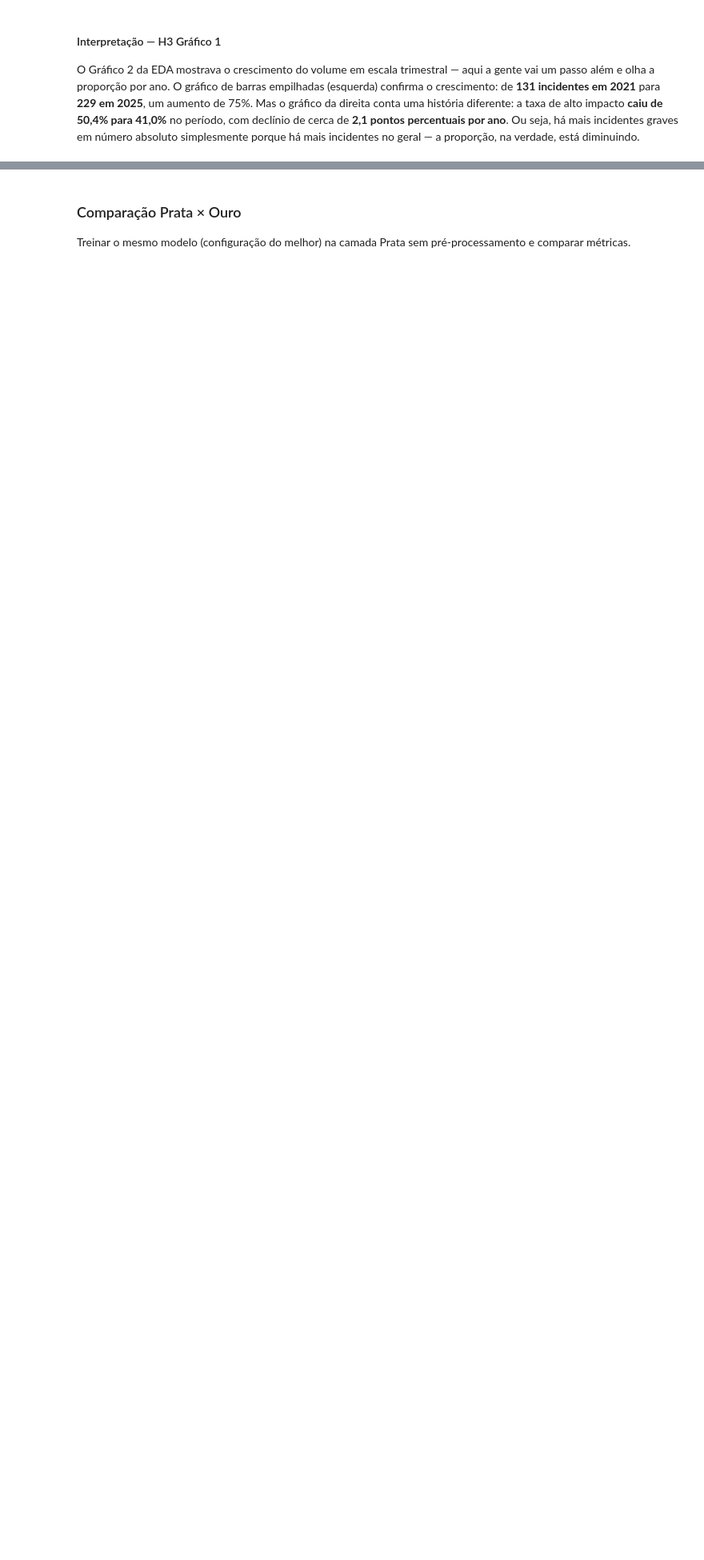
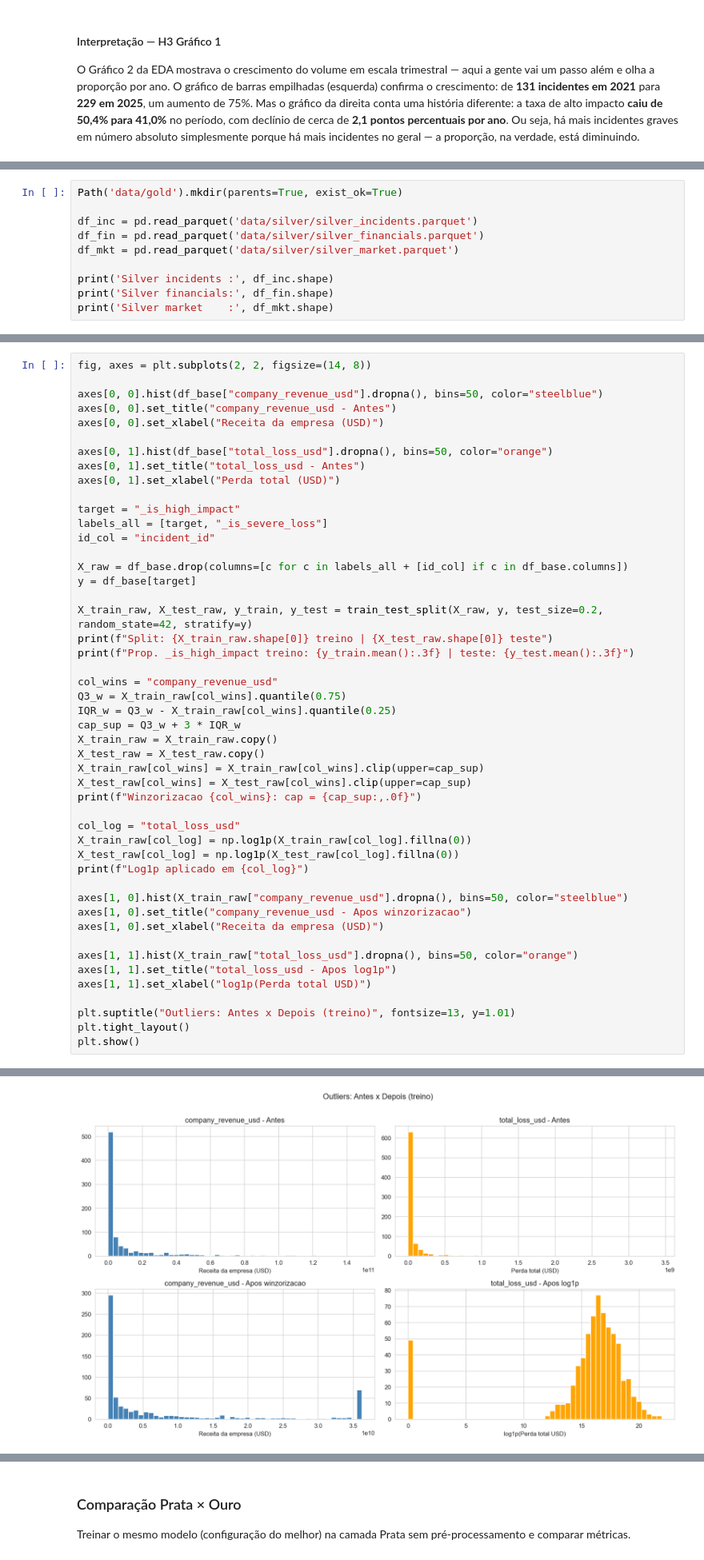
Before and after one commit to RodrigoMrqs/Arquitetura_medalion_para_cyberseguranca, a Jupyter notebook: notebook.ipynb, the cells around one changed output, grey strips where cells are left out. Shown at 80% size. Drawn from its saved outputs; the diff is of its cells as text; blank space fills up the shorter version.

```diff
--- a/notebook.ipynb
+++ b/notebook.ipynb
@@ -1414,0 +1362,10 @@ Targets disponíveis: `_is_high_impact` | `_is_severe_loss` | `_is_significant_d
+# %%
+Path('data/gold').mkdir(parents=True, exist_ok=True)
+
+df_inc = pd.read_parquet('data/silver/silver_incidents.parquet')
+df_fin = pd.read_parquet('data/silver/silver_financials.parquet')
+df_mkt = pd.read_parquet('data/silver/silver_market.parquet')
+
+print('Silver incidents :', df_inc.shape)
+print('Silver financials:', df_fin.shape)
+print('Silver market    :', df_mkt.shape)
@@ -1414,0 +1430,49 @@ Targets disponíveis: `_is_high_impact` | `_is_severe_loss` | `_is_significant_d
+# %%
+fig, axes = plt.subplots(2, 2, figsize=(14, 8))
+
+axes[0, 0].hist(df_base["company_revenue_usd"].dropna(), bins=50, color="steelblue")
+axes[0, 0].set_title("company_revenue_usd - Antes")
+axes[0, 0].set_xlabel("Receita da empresa (USD)")
+
+axes[0, 1].hist(df_base["total_loss_usd"].dropna(), bins=50, color="orange")
+axes[0, 1].set_title("total_loss_usd - Antes")
+axes[0, 1].set_xlabel("Perda total (USD)")
+
+target = "_is_high_impact"
+labels_all = [target, "_is_severe_loss"]
+id_col = "incident_id"
+
+X_raw = df_base.drop(columns=[c for c in labels_all + [id_col] if c in df_base.columns])
+y = df_base[target]
+
+X_train_raw, X_test_raw, y_train, y_test = train_test_split(X_raw, y, test_size=0.2, random_state=42, stratify=y)
+print(f"Split: {X_train_raw.shape[0]} treino | {X_test_raw.shape[0]} teste")
+print(f"Prop. _is_high_impact treino: {y_train.mean():.3f} | teste: {y_test.mean():.3f}")
+
+col_wins = "company_revenue_usd"
+Q3_w = X_train_raw[col_wins].quantile(0.75)
+IQR_w = Q3_w - X_train_raw[col_wins].quantile(0.25)
+cap_sup = Q3_w + 3 * IQR_w
+X_train_raw = X_train_raw.copy()
+X_test_raw = X_test_raw.copy()
+X_train_raw[col_wins] = X_train_raw[col_wins].clip(upper=cap_sup)
+X_test_raw[col_wins] = X_test_raw[col_wins].clip(upper=cap_sup)
+print(f"Winzorizacao {col_wins}: cap = {cap_sup:,.0f}")
+
+col_log = "total_loss_usd"
+X_train_raw[col_log] = np.log1p(X_train_raw[col_log].fillna(0))
+X_test_raw[col_log] = np.log1p(X_test_raw[col_log].fillna(0))
+print(f"Log1p aplicado em {col_log}")
+
+axes[1, 0].hist(X_train_raw["company_revenue_usd"].dropna(), bins=50, color="steelblue")
+axes[1, 0].set_title("company_revenue_usd - Apos winzorizacao")
+axes[1, 0].set_xlabel("Receita da empresa (USD)")
+
+axes[1, 1].hist(X_train_raw["total_loss_usd"].dropna(), bins=50, color="orange")
+axes[1, 1].set_title("total_loss_usd - Apos log1p")
+axes[1, 1].set_xlabel("log1p(Perda total USD)")
+
+plt.suptitle("Outliers: Antes x Depois (treino)", fontsize=13, y=1.01)
+plt.tight_layout()
+plt.show()
+# %% [output]
@@ -1414,0 +1483 @@ Targets disponíveis: `_is_high_impact` | `_is_severe_loss` | `_is_significant_d
+[figure, added]
```
Also changed, not shown: parts of 35 cells of this notebook, 16 other files.
